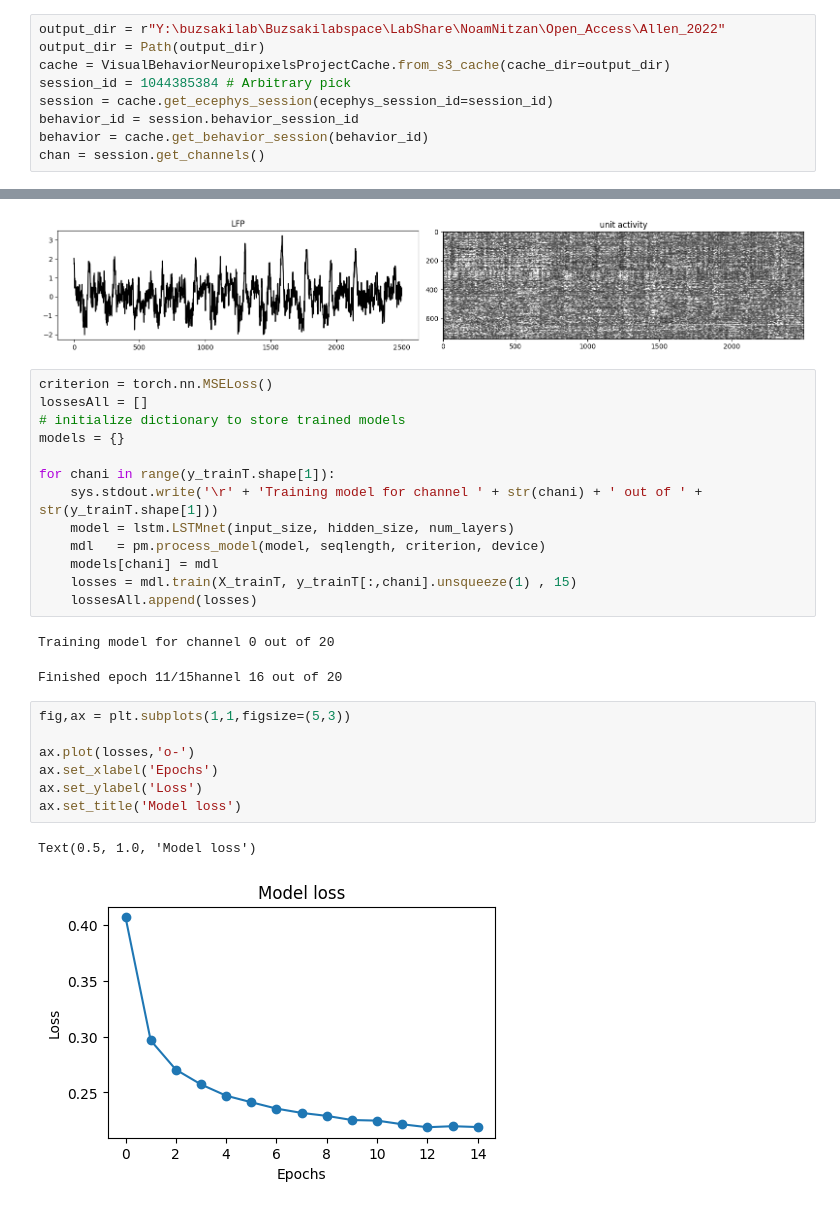
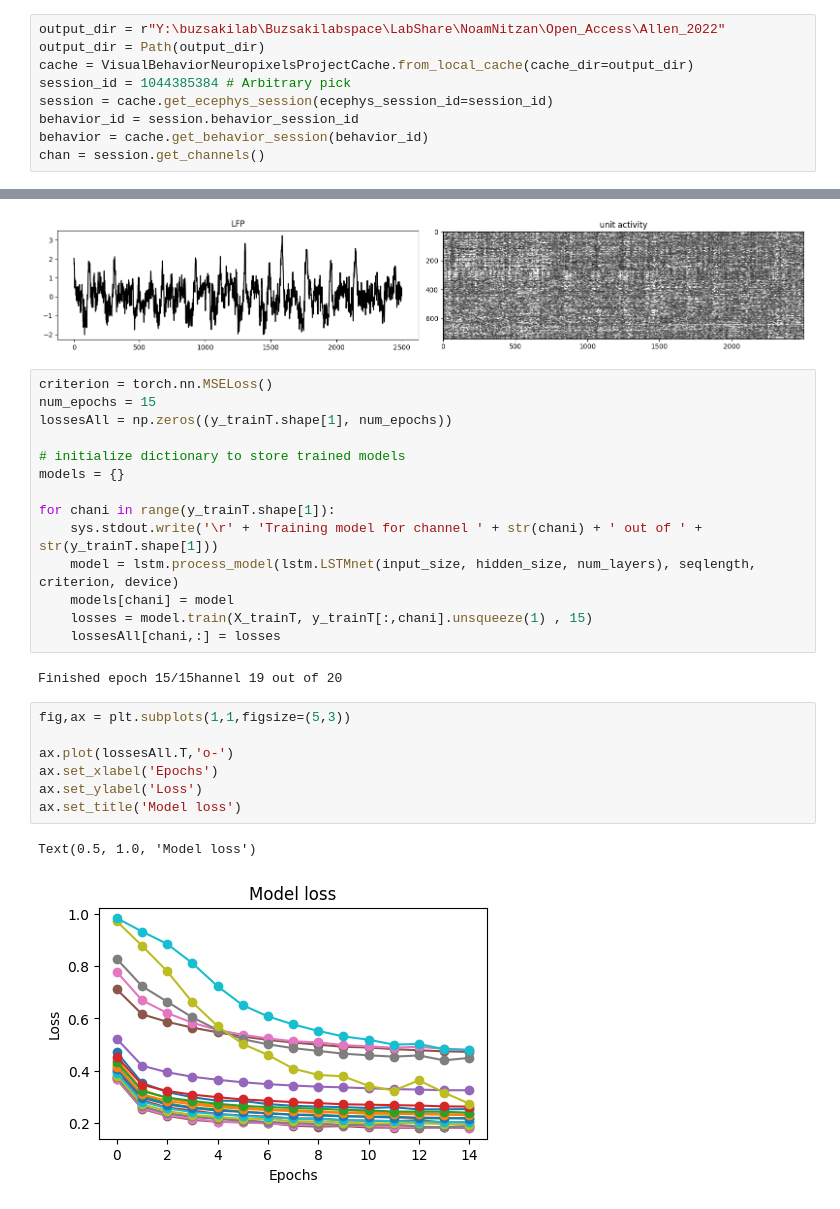
Before and after one commit to nnitzan01/spikes2lfp, a Jupyter notebook: spike_to_lfp_lstm_full_pipeline.ipynb, the cells around one changed output, grey strips where cells are left out. Drawn from its saved outputs; the diff is of its cells as text.

```diff
--- a/spike_to_lfp_lstm_full_pipeline.ipynb
+++ b/spike_to_lfp_lstm_full_pipeline.ipynb
@@ -22,7 +22,7 @@ cuda
 # %%
 output_dir = r"Y:\buzsakilab\Buzsakilabspace\LabShare\NoamNitzan\Open_Access\Allen_2022"
 output_dir = Path(output_dir)
-cache = VisualBehaviorNeuropixelsProjectCache.from_s3_cache(cache_dir=output_dir)
+cache = VisualBehaviorNeuropixelsProjectCache.from_local_cache(cache_dir=output_dir)
 session_id = 1044385384 # Arbitrary pick
 session = cache.get_ecephys_session(ecephys_session_id=session_id)
 behavior_id = session.behavior_session_id
@@ -114,27 +112,27 @@ plt.show()
 [figure]
 # %%
 criterion = torch.nn.MSELoss()
-lossesAll = []
+num_epochs = 15
+lossesAll = np.zeros((y_trainT.shape[1], num_epochs))
+
 # initialize dictionary to store trained models
 models = {}
 
 for chani in range(y_trainT.shape[1]):
     sys.stdout.write('\r' + 'Training model for channel ' + str(chani) + ' out of ' + str(y_trainT.shape[1]))
-    model = lstm.LSTMnet(input_size, hidden_size, num_layers)
-    mdl   = pm.process_model(model, seqlength, criterion, device)
-    models[chani] = mdl
-    losses = mdl.train(X_trainT, y_trainT[:,chani].unsqueeze(1) , 15)
-    lossesAll.append(losses)
+    model = lstm.process_model(lstm.LSTMnet(input_size, hidden_size, num_layers), seqlength, criterion, device)
+    models[chani] = model
+    losses = model.train(X_trainT, y_trainT[:,chani].unsqueeze(1) , 15)
+    lossesAll[chani,:] = losses
 # %% [output]
-Training model for channel 0 out of 20
+Finished epoch 15/15hannel 19 out of 20
-Finished epoch 11/15hannel 16 out of 20
 # %%
 fig,ax = plt.subplots(1,1,figsize=(5,3))
 
-ax.plot(losses,'o-')
+ax.plot(lossesAll.T,'o-')
 ax.set_xlabel('Epochs')
 ax.set_ylabel('Loss')
 ax.set_title('Model loss')
 # %% [output]
 Text(0.5, 1.0, 'Model loss')
-[figure, old version]
+[figure, new version]
```
Also changed, not shown: parts of 8 cells of this notebook, 1 other file.
